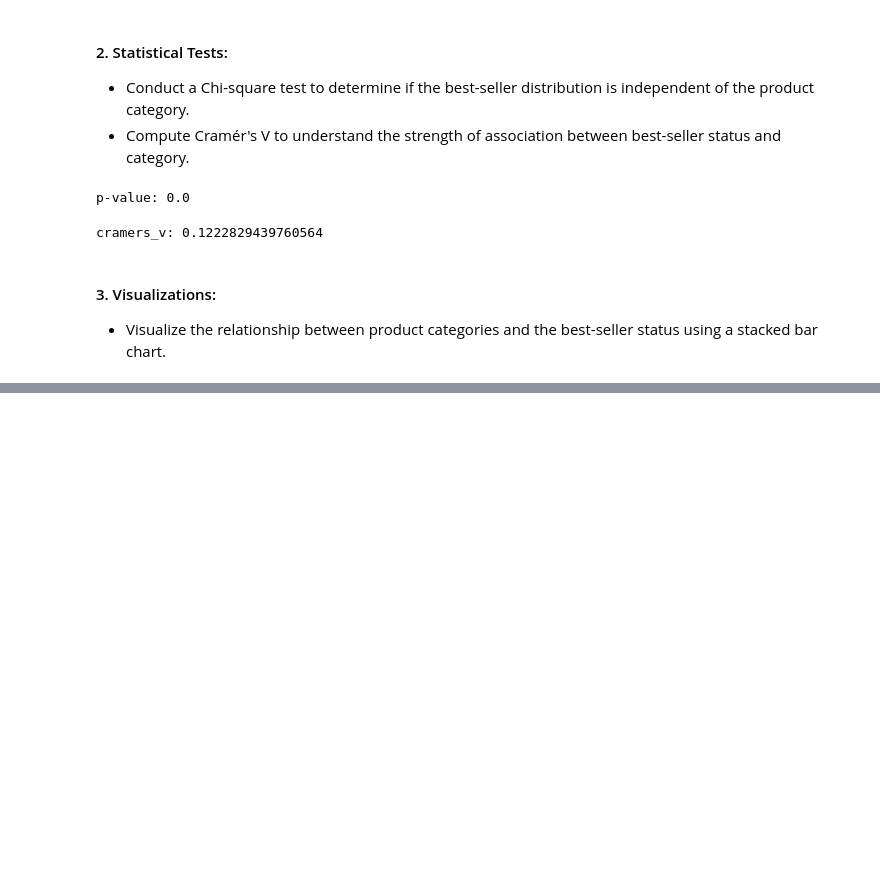
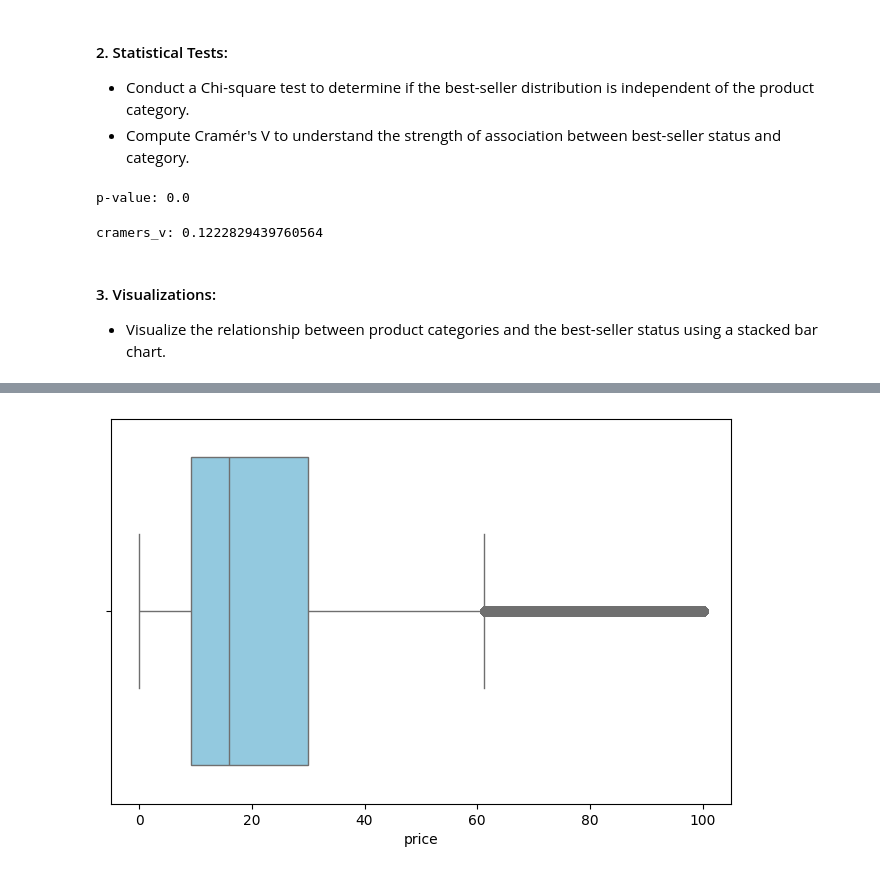
Before and after one commit to nicolasstephan/lab-eda-bivariate, a Jupyter notebook: main.ipynb, the cells around one changed output, grey strips where cells are left out. Saved outputs shown, nothing was run; the diff lists cells and outputs as text; code cells hidden in the pictures; blank space fills up the shorter version.

```diff
--- a/main.ipynb
+++ b/main.ipynb
@@ -147,0 +196,7 @@ plt.show()
+# %%
+# visualize outliers AGAIN
+plt.figure(figsize=(8,5))
+sns.boxplot(x=df_filtered['price'], color="skyblue")
+plt.show()
+# %% [output]
+[figure, added]
```
Also changed, not shown: parts of 27 cells of this notebook.
